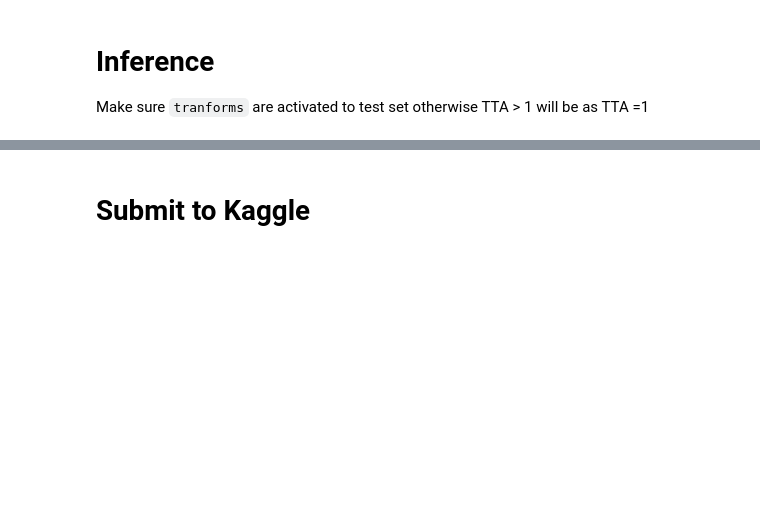
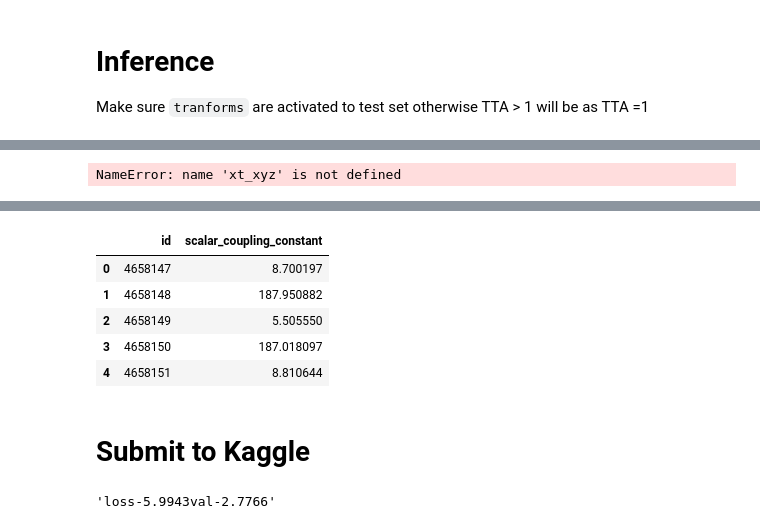
Before and after one commit to antorsae/champs-scalar-coupling, a Jupyter notebook: transformer-experiments.ipynb, the cells around one changed output, grey strips where cells are left out. Cells and saved outputs as stored; diff of their text form; code cells hidden in the pictures; blank space fills up the shorter version.

```diff
--- a/transformer-experiments.ipynb
+++ b/transformer-experiments.ipynb
@@ -983,5 +937,13 @@ except:
              x_atom = xt_atom,
              m=mt,
              x_ids=xt_ids)
+# %%
+if True:
+    try:
+        xt_coulombmat = load_fn(f'xt_coulombmat32{ext}.npy')
+    except:
+        xt_coulombmat = np.load(f'xt_coulombmat{ext}.npy', allow_pickle=True)
+        xt_coulombmat = np.array(xt_coulombmat.tolist()).astype(np.float32)
+        np.save(f'xt_coulombmat32{ext}.npy', xt_coulombmat)
 # %%
 xt_qm9_mulliken = load_fn(f'xt_qm9_mulliken{ext}.npy')
@@ -990,12 +964,18 @@ xt_qm9_mulliken = load_fn(f'xt_qm9_mulliken{ext}.npy')
 # %%
-TTA_N = 100
+TTA_N = 1
 
 learner.data.add_test(ItemList(items=(MoleculeItem(i,*v) for i,v in
                               enumerate(zip(xt_xyz,xt_type,xt_ext,xt_atom,xt_qm9_mulliken,xt_coulombmat)))))
 learner.data.test_ds.tfms = tta_tfms if TTA_N > 1 else tfms
+# %%
+import gc
+del xt_xyz,xt_type,xt_ext,xt_atom, xt_qm9_mulliken, mt
+gc.collect()
+# %% [output]
+NameError: name 'xt_xyz' is not defined
 # %%
-#learner.model = nn.DataParallel(learner.model)
-data.batch_size = int(4096*2)
+learner.model = nn.DataParallel(learner.model)
+#data.batch_size = int(4096*2)
 # %%
 sub = defaultdict(int)
 xt_ids_not_extended = (xt_ids!=0) & (xt_ids<=7163688) # TODO
@@ -1007,7 +987,7 @@ for tta in mb:
 
     for batch_idx, batch in progress_bar(
         enumerate(learner.dl(DatasetType.Test)), total=len(learner.dl(DatasetType.Test)), parent=mb):
-        _, _, preds_,_,_,_,_,_ = learner.pred_batch(ds_type=DatasetType.Test, batch=batch)
+        _, _, preds_,_,_,_ = learner.pred_batch(ds_type=DatasetType.Test, batch=batch)
         preds_ = preds_.sum(dim=1)
         test_preds = np.concatenate([test_preds, preds_.data.cpu().numpy()], axis = 0)
 
@@ -1020,3 +1000,4 @@ for k in range(len(ids)):
 
 sub_df = pd.DataFrame(sub.items(), columns=['id', 'scalar_coupling_constant'])
 sub_df.head()
+# %% [output]
@@ -1023,5 +1005,15 @@ sub_df.head()
+|  | id | scalar_coupling_constant |
+| 0 | 4658147 | 8.700197 |
+| 1 | 4658148 | 187.950882 |
+| 2 | 4658149 | 5.505550 |
+| 3 | 4658150 | 187.018097 |
+| 4 | 4658151 | 8.810644 |
 # %% [markdown]
 # Submit to Kaggle
+# %%
+sub_fname
+# %% [output]
+'loss-5.9943val-2.7766'
 # %%
 sub_df.to_csv(sub_fname, index=False)
 # %%
```
Also changed, not shown: parts of 23 cells of this notebook, 1 other file.
